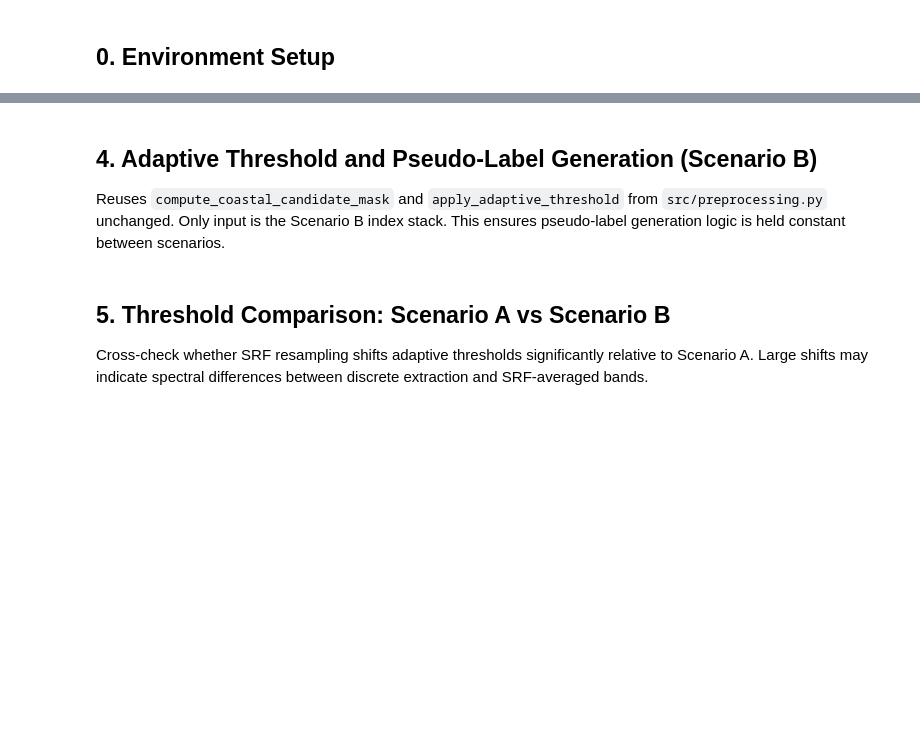
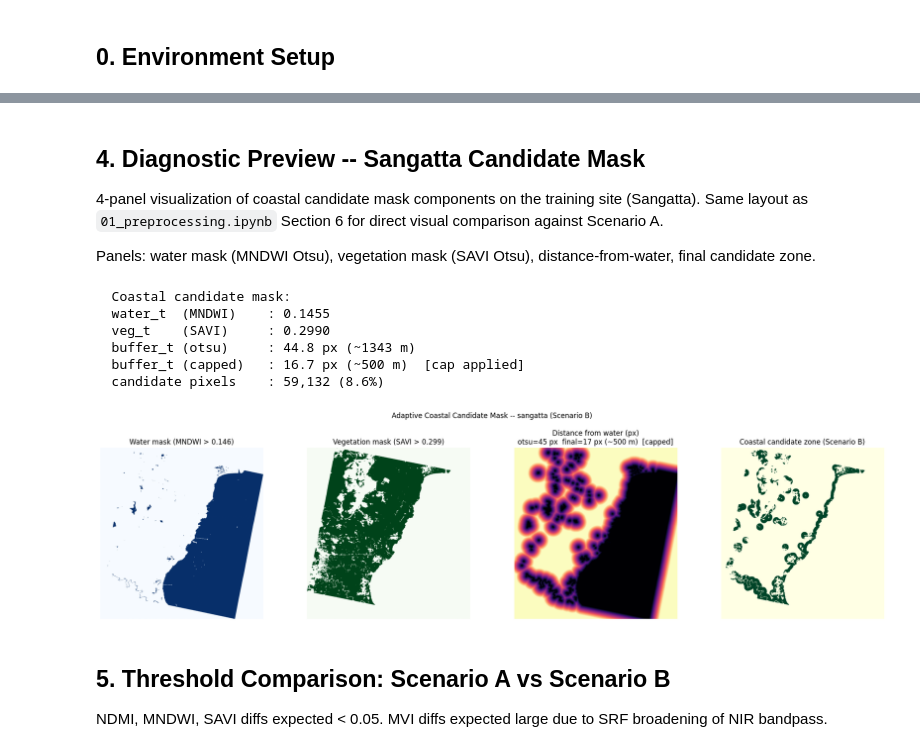
Before and after one commit to mwahyur46/tanager-mangrove-mapping, a Jupyter notebook: notebooks/01b_multispectral_equivalent.ipynb, the cells around one changed output, grey strips where cells are left out. Cells and saved outputs as stored; diff of their text form; code cells hidden in the pictures; blank space fills up the shorter version.

Commit message:
feat: add candidate mask preview and IoU comparison to 01b
Save candidate mask per site, add Sangatta 4-panel preview, add IoU A vs B and label count comparison

```diff
--- a/notebooks/01b_multispectral_equivalent.ipynb
+++ b/notebooks/01b_multispectral_equivalent.ipynb
@@ -179,4 +268,6 @@ for i, name in enumerate(names_b):
 # %% [markdown]
-## 4. Adaptive Threshold and Pseudo-Label Generation (Scenario B)
+## 4. Diagnostic Preview -- Sangatta Candidate Mask
 
-Reuses `compute_coastal_candidate_mask` and `apply_adaptive_threshold` from `src/preprocessing.py` unchanged. Only input is the Scenario B index stack. This ensures pseudo-label generation logic is held constant between scenarios.
+4-panel visualization of coastal candidate mask components on the training site (Sangatta). Same layout as `01_preprocessing.ipynb` Section 6 for direct visual comparison against Scenario A.
+
+Panels: water mask (MNDWI Otsu), vegetation mask (SAVI Otsu), distance-from-water, final candidate zone.
@@ -233,7 +274,71 @@ for site, scene_id in SITES.items():
+# %%
+# ============================================================
+# Recompute Sangatta candidate mask with diagnostics for preview
+# ============================================================
+SITE      = 'sangatta'
+SCENE_ID  = SITES[SITE]
+site_key  = f'{SITE}_{SCENE_ID}'
+s2eq_path = DATA_PROC_S2EQ / f'{site_key}_s2eq_indices.tif'
+
+with rasterio.open(s2eq_path) as src:
+    arr    = src.read().astype(np.float32)
+    data_b = {'transform': src.transform, 'crs': src.crs}
+
+indices_b = {
+    'NDMI'  : arr[0],
+    'MVI'   : arr[1],
+    'MNDWI' : arr[2],
+    'SAVI'  : arr[3],
+}
+
+candidate_mask, candidate_diag = compute_coastal_candidate_mask(
+    data_b, indices_b, return_diagnostics=True,
+)
+
+# ============================================================
+# Diagnostic plot -- candidate mask components
+# ============================================================
+capped_label = '  [capped]' if candidate_diag['buffer_capped'] else ''
+
+fig, axes = plt.subplots(1, 4, figsize=(20, 5))
+
+axes[0].imshow(candidate_diag['water_mask'], cmap='Blues')
+axes[0].set_title(f'Water mask (MNDWI > {candidate_diag["water_t"]:.3f})')
+axes[0].axis('off')
+
+axes[1].imshow(candidate_diag['veg_mask'], cmap='Greens')
+axes[1].set_title(f'Vegetation mask (SAVI > {candidate_diag["veg_t"]:.3f})')
+axes[1].axis('off')
+
+axes[2].imshow(candidate_diag['dist_px'], cmap='magma',
+               vmax=candidate_diag['buffer_t_px']*3)
+axes[2].set_title(f'Distance from water (px)\n'
+                  f'otsu={candidate_diag["buffer_otsu_px"]:.0f} px  '
+                  f'final={candidate_diag["buffer_t_px"]:.0f} px '
+                  f'(~{candidate_diag["buffer_t_m"]:.0f} m){capped_label}')
+axes[2].axis('off')
+
+axes[3].imshow(candidate_mask, cmap='YlGn')
+axes[3].set_title('Coastal candidate zone (Scenario B)')
+axes[3].axis('off')
+
+plt.suptitle(f'Adaptive Coastal Candidate Mask -- {SITE} (Scenario B)', y=1.02)
+plt.tight_layout()
+plt.savefig(OUT_FIGURES / f'candidate_mask_s2eq_{SITE}.png',
+            dpi=150, bbox_inches='tight')
+plt.show()
+# %% [output]
+  Coastal candidate mask:
+  water_t  (MNDWI)    : 0.1455
+  veg_t    (SAVI)     : 0.2990
+  buffer_t (otsu)     : 44.8 px (~1343 m)
+  buffer_t (capped)   : 16.7 px (~500 m)  [cap applied]
+  candidate pixels    : 59,132 (8.6%)
+[figure, added]
 # %% [markdown]
 ## 5. Threshold Comparison: Scenario A vs Scenario B
 
-Cross-check whether SRF resampling shifts adaptive thresholds significantly relative to Scenario A. Large shifts may indicate spectral differences between discrete extraction and SRF-averaged bands.
+NDMI, MNDWI, SAVI diffs expected < 0.05. MVI diffs expected large due to SRF broadening of NIR bandpass.
 # %%
 # ============================================================
 # Compare Scenario A vs B thresholds per site per index
```
Also changed, not shown: parts of 16 cells of this notebook.
